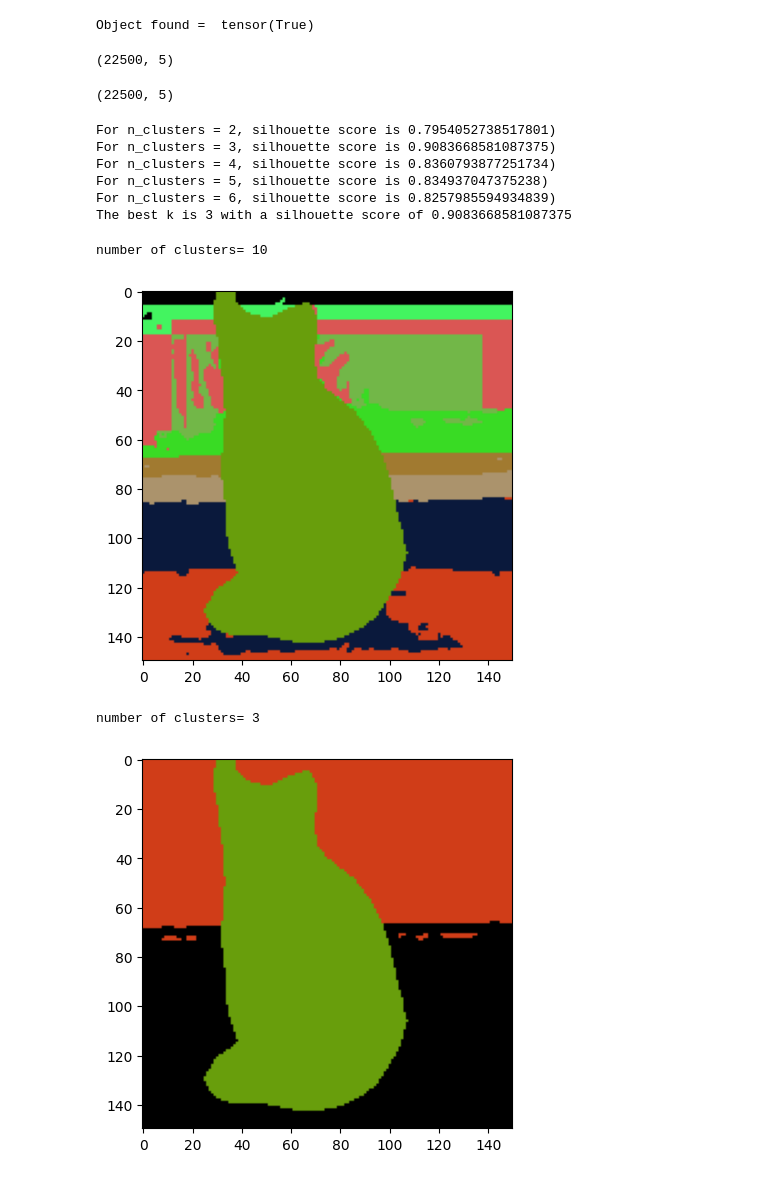
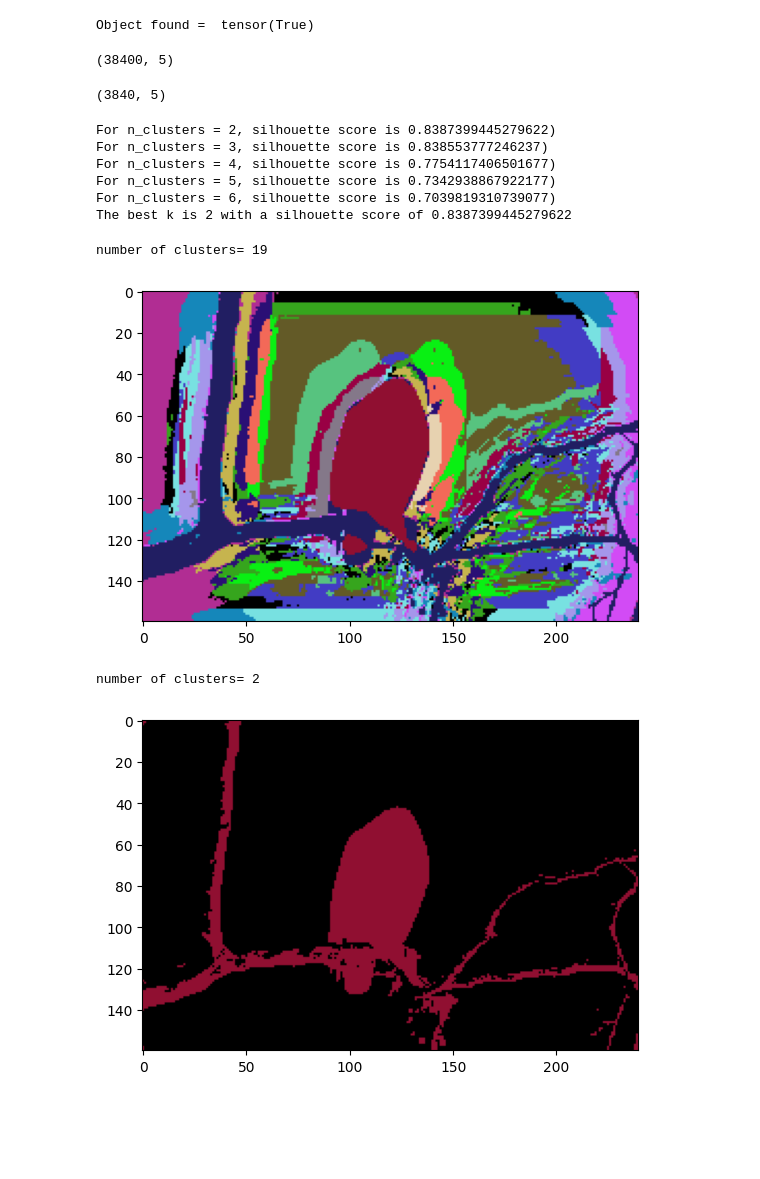
Before and after one commit to kandreou21/segmentation, a Jupyter notebook: DeepLabV3.ipynb, the cells around one changed output. Saved outputs shown, nothing was run; the diff lists cells and outputs as text; code cells hidden in the pictures; blank space fills up the shorter version.

```diff
--- a/DeepLabV3.ipynb
+++ b/DeepLabV3.ipynb
@@ -20,7 +20,7 @@ import networkx as nx
 model = torchvision.models.segmentation.deeplabv3_resnet101(weights='DeepLabV3_ResNet101_Weights.DEFAULT')
 model.eval() #sets model in evaluation mode
 
-filename = "low-resolution/cat.jpg"
+filename = "low-resolution/car.jpg"
 input_image = Image.open(filename)
 scale_percent = 1
 input_image = input_image.resize((int(input_image.width*scale_percent), int(input_image.height*scale_percent))) # Resize for large images
@@ -493,7 +493,7 @@ best_silhouette_score = -1
 best_k = 0
 
 for n_clusters in k:
-    km = KMeans(n_clusters=n_clusters, n_init=10)
+    km = KMeans(n_clusters=n_clusters, n_init="auto")
     labels = km.fit_predict(sampled_data)
 
     score = silhouette_score(sampled_data, labels)
@@ -506,70 +506,80 @@ for n_clusters in k:
 
 print(f"The best k is {best_k} with a silhouette score of {best_silhouette_score}")
 # %% [output]
-(22500, 5)
+(38400, 5)
-(22500, 5)
+(3840, 5)
-For n_clusters = 2, silhouette score is 0.7954052738517801)
-For n_clusters = 3, silhouette score is 0.9083668581087375)
-For n_clusters = 4, silhouette score is 0.8360793877251734)
-For n_clusters = 5, silhouette score is 0.834937047375238)
-For n_clusters = 6, silhouette score is 0.8257985594934839)
-The best k is 3 with a silhouette score of 0.9083668581087375
+For n_clusters = 2, silhouette score is 0.8387399445279622)
+For n_clusters = 3, silhouette score is 0.838553777246237)
+For n_clusters = 4, silhouette score is 0.7754117406501677)
+For n_clusters = 5, silhouette score is 0.7342938867922177)
+For n_clusters = 6, silhouette score is 0.7039819310739077)
+The best k is 2 with a silhouette score of 0.8387399445279622
 # %%
 # Segmentation using Uniforce on PCA ASPP&LAB features
 options = {
 		'algorithm': 'kmeans++', # clustering algorithm for initial overclustering from {'kmeans++', 'globalkmeans++'}
 		'n_clusters': None, # number of desired clusters (default is None)
 		'n_subclusters': 30, # number of overclustering clusters
 		'min_size': 10, # minimum subcluster size (required for statistical test validity) # DOKIMI KAI ME 25
 		'distribution': 'default', # distribution to be tested for unimodality from {'default', 'pca'}
 		'alpha': 1e-5, # confidence interval, max value 5e-2, 1e-2, 1e-3
 		'n_tests': 11, # number of tests on subsampled clusters
 		'max_iter': 1, # maximum number of overclustering iterations
 	}
-scaler = MinMaxScaler()
-d2_new_pca_lab_sum_scaled = scaler.fit_transform(d2_new_pca_lab_sum)
-uniforce_aspp_lab = UniForCE(options)
-uniforce_aspp_lab.fit(d2_new_pca_lab_sum_scaled)
 
-def extract_labels_info(uniforce):
-    labels = uniforce.labels_
+def extract_labels_info(clustering_method):
+    labels = clustering_method.labels_
     unique_labels = np.unique(labels)
 
     num_clusters = unique_labels.size
     print("number of clusters=", num_clusters)
     return labels, unique_labels, num_clusters
 
 
 def color_segmented_image(labels, unique_labels, colors):
 	segmented_image = np.zeros((H, W, 3), dtype=np.uint8)
 	labels = labels.reshape((H, W))
 	for i, label in enumerate(unique_labels):
 		mask = labels == label
 		segmented_image[mask] = colors[i]
 	return segmented_image
 
-labels, unique_labels, pca_lab_clusters = extract_labels_info(uniforce_aspp_lab)
-uniforce_segmented_image = color_segmented_image(labels, unique_labels, random_colors)
 
-plt.imshow(uniforce_segmented_image)
-plt.show()
+def uniforce_PCA_LAB():
+	scaler = MinMaxScaler()
+	d2_new_pca_lab_sum_scaled = scaler.fit_transform(d2_new_pca_lab_sum)
+	uniforce_aspp_lab = UniForCE(options)
+	uniforce_aspp_lab.fit(d2_new_pca_lab_sum_scaled)
+
+	uniforce_aspp_lab_labels, unique_labels, pca_lab_clusters = extract_labels_info(uniforce_aspp_lab)
+	uniforce_segmented_image = color_segmented_image(uniforce_aspp_lab_labels, unique_labels, random_colors)
+
+	plt.imshow(uniforce_segmented_image)
+	plt.show()
+	return pca_lab_clusters, uniforce_segmented_image, uniforce_aspp_lab_labels
+
+pca_lab_clusters, uniforce_segmented_image, uniforce_aspp_lab_labels = uniforce_PCA_LAB()
 # %% [output]
-number of clusters= 10
+number of clusters= 19
-[figure, old version]
+[figure, new version]
 # %%
 # ASPP features and LAB values K-Means
-km = KMeans(n_clusters=best_k, n_init=10)
-km.fit(sampled_data)
-labels = km.predict(d2_new_pca_lab_sum)
+def kmeans_PCA_LAB():
+    km = KMeans(n_clusters=best_k, n_init="auto")
+    km.fit(sampled_data)
+    labels = km.predict(d2_new_pca_lab_sum)
 
-labels, unique_labels, _ = extract_labels_info(km)
-kmeans_segmented_image = color_segmented_image(labels, unique_labels, random_colors)
+    _, unique_labels, _ = extract_labels_info(km)
+    kmeans_segmented_image = color_segmented_image(labels, unique_labels, random_colors)
 
-plt.imshow(kmeans_segmented_image)
-plt.show()
+    plt.imshow(kmeans_segmented_image)
+    plt.show()
+    return kmeans_segmented_image
+
+kmeans_segmented_image = kmeans_PCA_LAB()
 # %% [output]
-number of clusters= 3
+number of clusters= 2
-[figure, old version]
+[figure, new version]
 # %%
 # Uniforce on pca deeplab features
 d2_pca_features = pca_features.reshape(n_components, pca_features.shape[1] * pca_features.shape[2]).T
```
Also changed, not shown: parts of 12 cells of this notebook, 2 other files.
